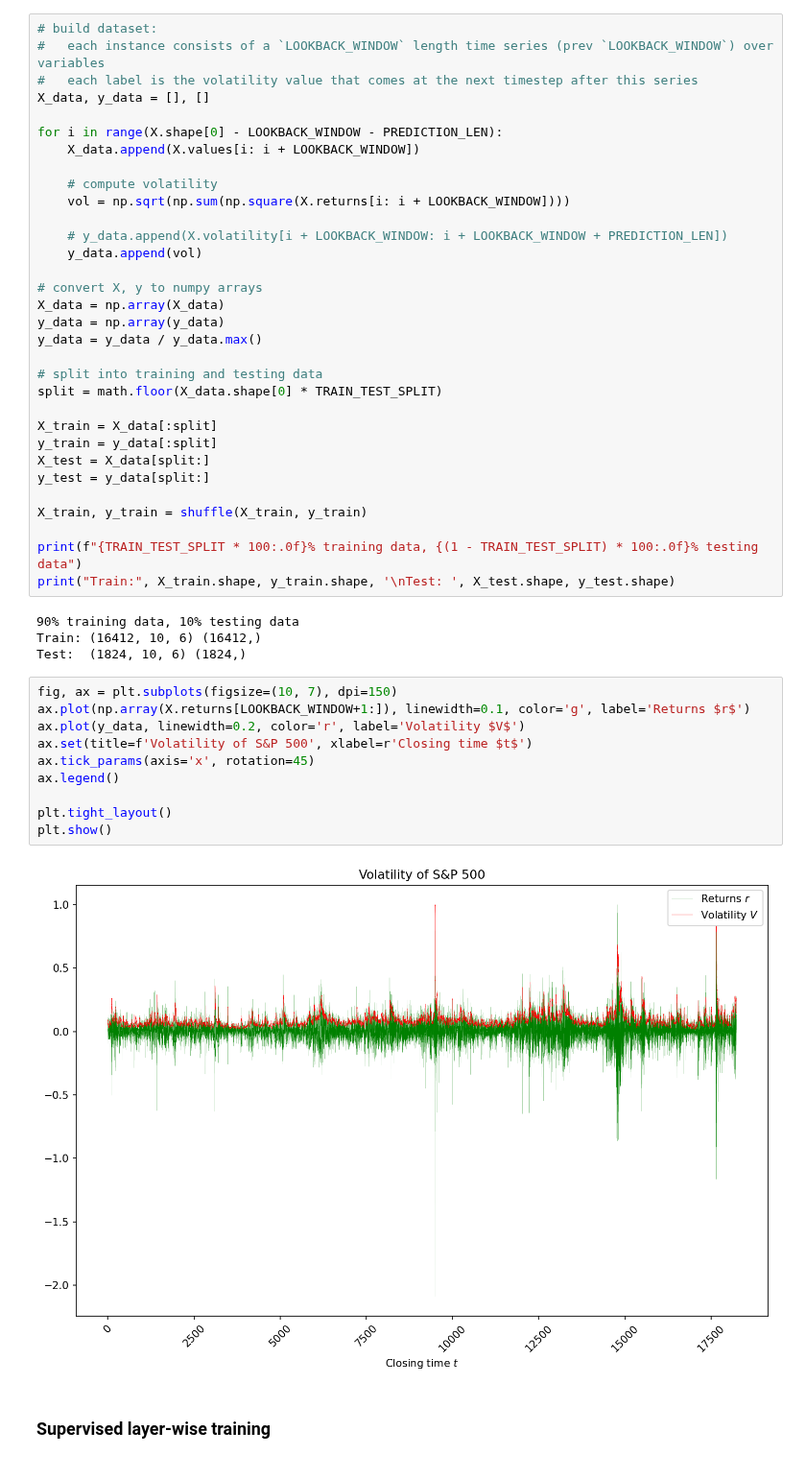
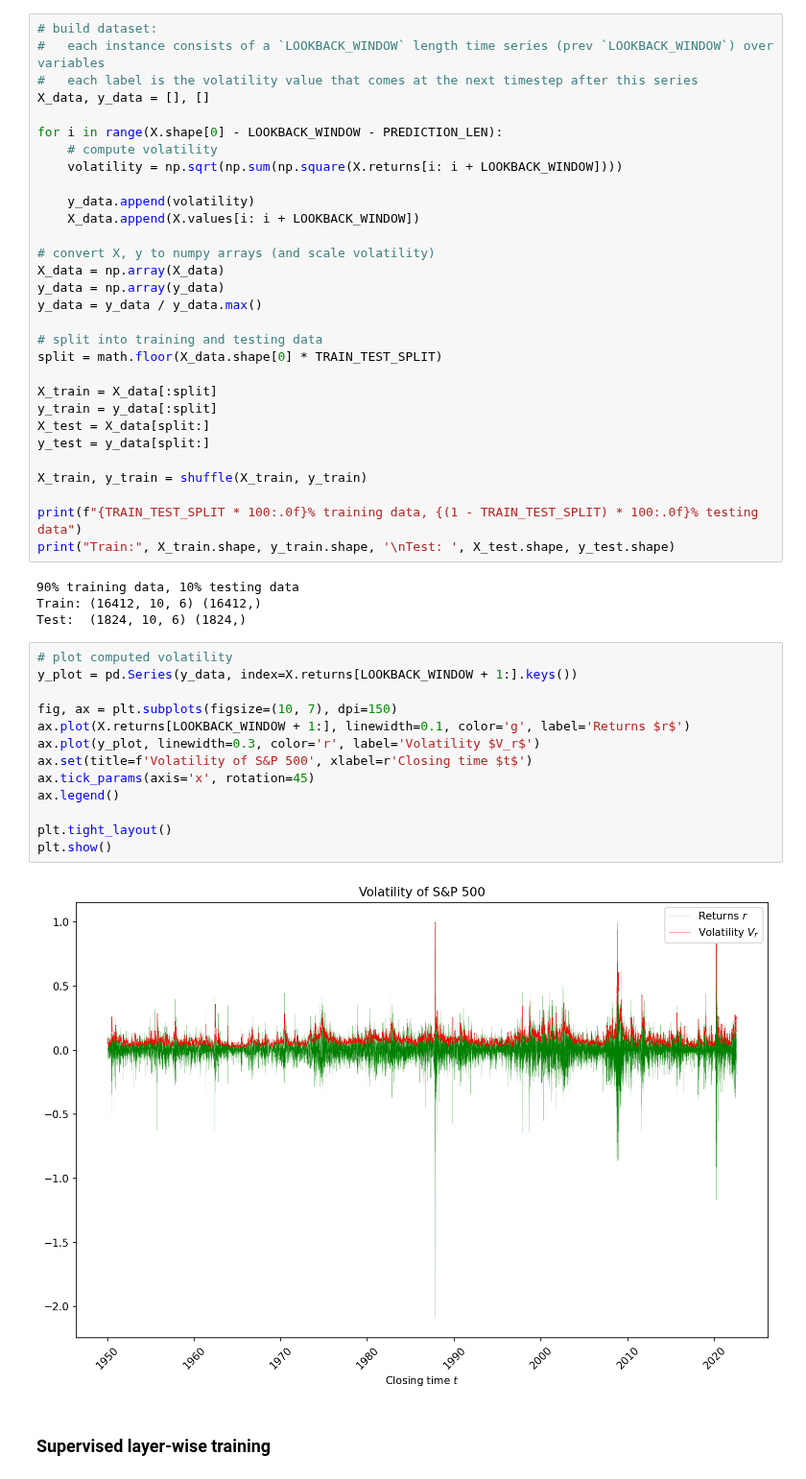
Before and after one commit to gittmp/sustainable-risk-modelling, a Jupyter notebook: Program/risk-forecasting.ipynb, the cells around one changed output. Shown at 96% size. Drawn from its saved outputs; the diff is of its cells as text.

```diff
--- a/Program/risk-forecasting.ipynb
+++ b/Program/risk-forecasting.ipynb
@@ -165,15 +165,13 @@ plt.show()
 X_data, y_data = [], []
 
 for i in range(X.shape[0] - LOOKBACK_WINDOW - PREDICTION_LEN):
+    # compute volatility
+    volatility = np.sqrt(np.sum(np.square(X.returns[i: i + LOOKBACK_WINDOW])))
+
+    y_data.append(volatility)
     X_data.append(X.values[i: i + LOOKBACK_WINDOW])
 
-    # compute volatility
-    vol = np.sqrt(np.sum(np.square(X.returns[i: i + LOOKBACK_WINDOW])))
-
-    # y_data.append(X.volatility[i + LOOKBACK_WINDOW: i + LOOKBACK_WINDOW + PREDICTION_LEN])
-    y_data.append(vol)
-
-# convert X, y to numpy arrays
+# convert X, y to numpy arrays (and scale volatility)
 X_data = np.array(X_data)
 y_data = np.array(y_data)
 y_data = y_data / y_data.max()
@@ -195,17 +193,20 @@ print("Train:", X_train.shape, y_train.shape, '\nTest: ', X_test.shape, y_test.s
 Train: (16412, 10, 6) (16412,)
 Test:  (1824, 10, 6) (1824,)
 # %%
+# plot computed volatility
+y_plot = pd.Series(y_data, index=X.returns[LOOKBACK_WINDOW + 1:].keys())
+
 fig, ax = plt.subplots(figsize=(10, 7), dpi=150)
-ax.plot(np.array(X.returns[LOOKBACK_WINDOW+1:]), linewidth=0.1, color='g', label='Returns $r$')
-ax.plot(y_data, linewidth=0.2, color='r', label='Volatility $V$')
+ax.plot(X.returns[LOOKBACK_WINDOW + 1:], linewidth=0.1, color='g', label='Returns $r$')
+ax.plot(y_plot, linewidth=0.3, color='r', label='Volatility $V_r$')
 ax.set(title=f'Volatility of S&P 500', xlabel=r'Closing time $t$')
 ax.tick_params(axis='x', rotation=45)
 ax.legend()
 
 plt.tight_layout()
 plt.show()
 # %% [output]
-[figure, old version]
+[figure, new version]
 # %% [markdown]
 ### Supervised layer-wise training
 # %%
```
Also changed, not shown: parts of 6 cells of this notebook.
